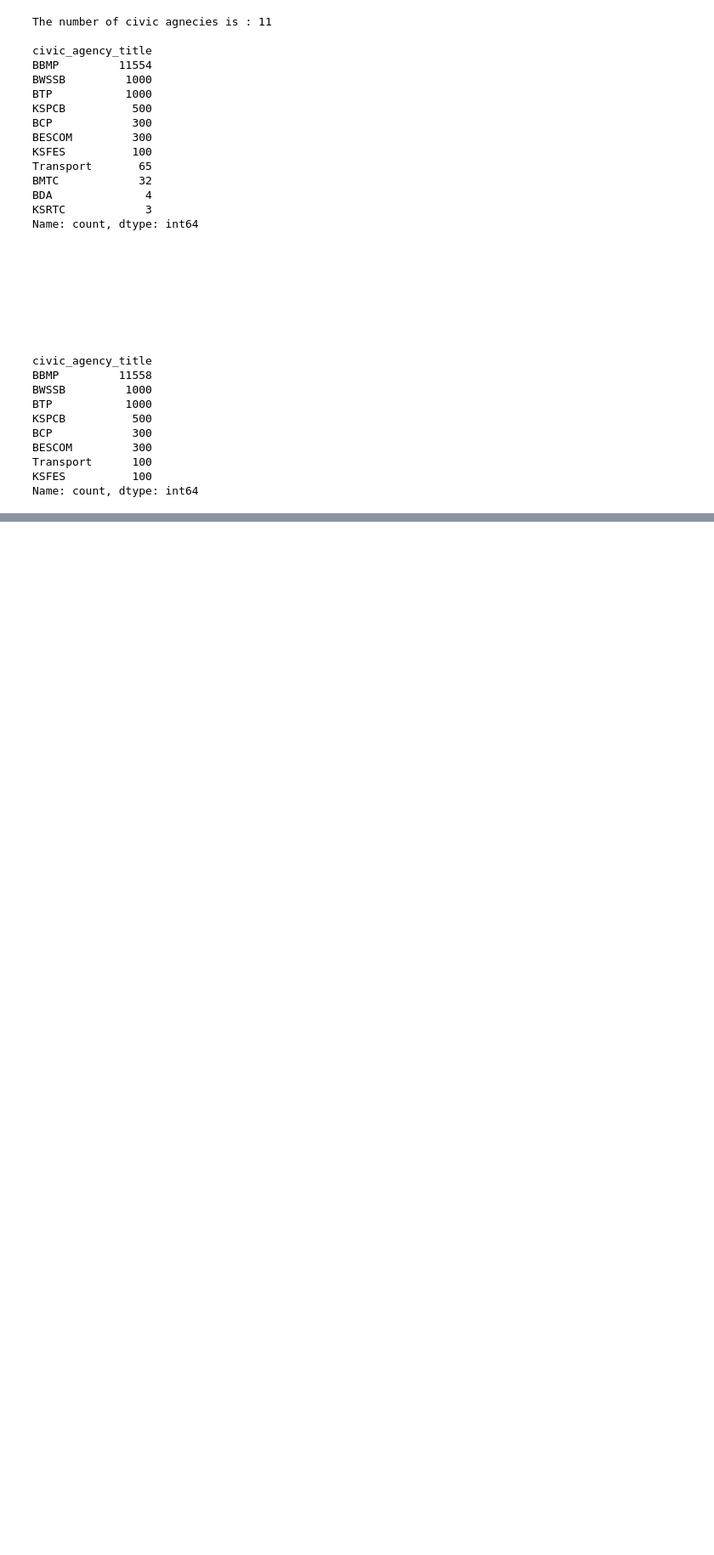
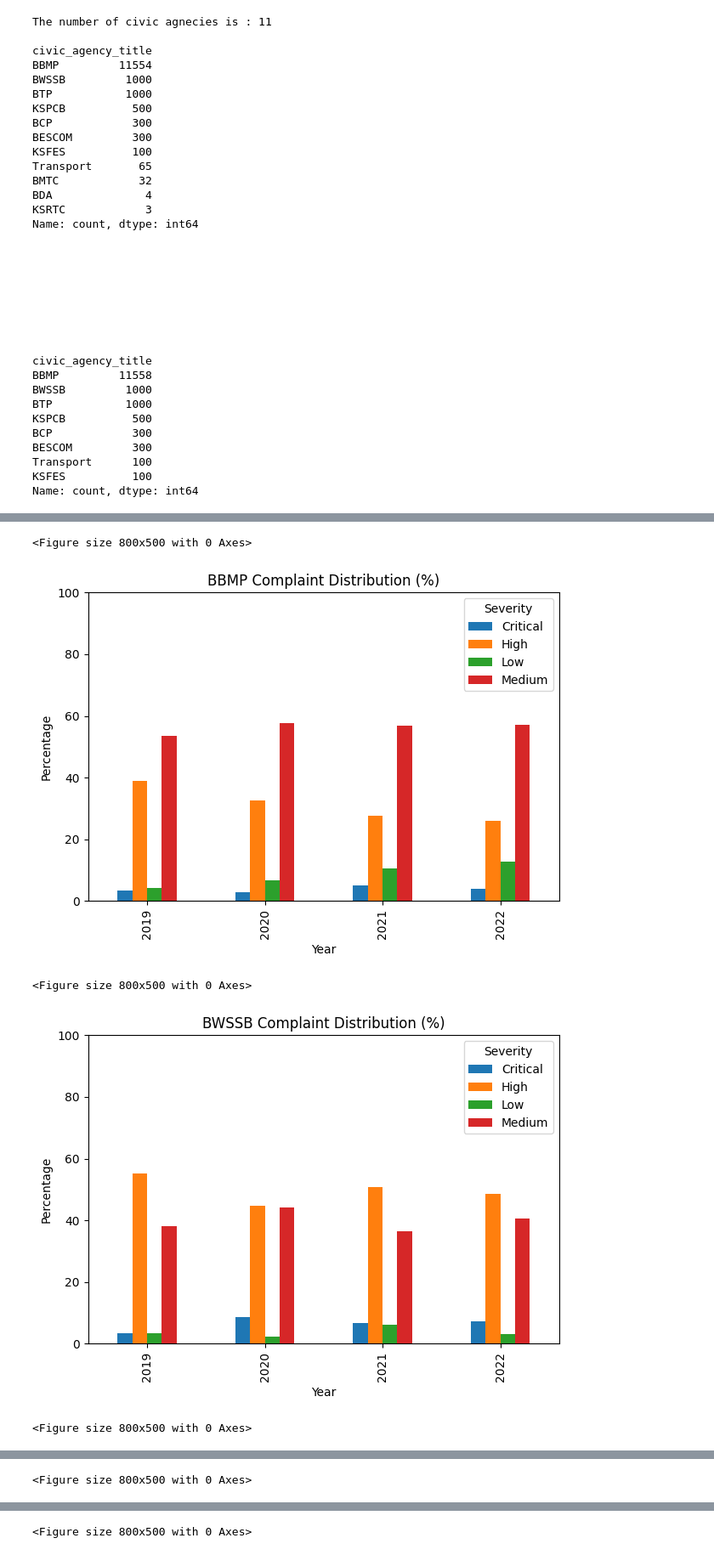
Before and after one commit to sandipan-ds/ai_grievance_system, a Jupyter notebook: notebook/ai_grievance_system.ipynb, the cells around one changed output, grey strips where cells are left out. Shown at 85% size. Saved outputs shown, nothing was run; the diff lists cells and outputs as text; code cells hidden in the pictures; blank space fills up the shorter version.

Commit message:
civic agency wise EDA by year

```diff
--- a/notebook/ai_grievance_system.ipynb
+++ b/notebook/ai_grievance_system.ipynb
@@ -367,2 +371,10 @@ Name: count, dtype: int64
 # %%
 # df.to_csv(os.path.join(path, "data", "labeled_data_processed.csv"))
+# %%
+df = (
+    df.dropna(subset=['description', 'severity'])
+      .drop_duplicates()
+      .reset_index(drop=True)
+)
+
+df.head(1)
@@ -368,0 +411,42 @@ Name: count, dtype: int64
+# %%
+# Ensure year exists
+df['created_at'] = pd.to_datetime(df['created_at'], errors='coerce')
+df['year'] = df['created_at'].dt.year
+
+agencies = df['civic_agency_title'].dropna().unique()
+
+for agency in agencies:
+    data = df[df['civic_agency_title'] == agency]
+
+    pivot = data.pivot_table(
+        index='year',
+        columns='severity',
+        aggfunc='size',
+        fill_value=0
+    )
+
+    if pivot.empty:
+        continue
+
+    # 🔹 Convert to percentage (row-wise)
+    pivot_pct = pivot.div(pivot.sum(axis=1), axis=0) * 100
+
+    plt.figure(figsize=(8, 5))
+
+    pivot_pct.plot(kind='bar', stacked=False)  # ← grouped bars
+
+    plt.ylim(0, 100)
+
+    plt.title(f'{agency} Complaint Distribution (%)')
+    plt.xlabel('Year')
+    plt.ylabel('Percentage')
+    plt.legend(title='Severity')
+
+    plt.tight_layout()
+    plt.show()
+# %% [output]
+<Figure size 800x500 with 0 Axes>
+[figure, added]
+<Figure size 800x500 with 0 Axes>
+[figure, added]
+<Figure size 800x500 with 0 Axes>
@@ -368,0 +454 @@ Name: count, dtype: int64
+<Figure size 800x500 with 0 Axes>
@@ -368,0 +456 @@ Name: count, dtype: int64
+<Figure size 800x500 with 0 Axes>
```
Also changed, not shown: parts of 6 cells of this notebook, 2 other files.
